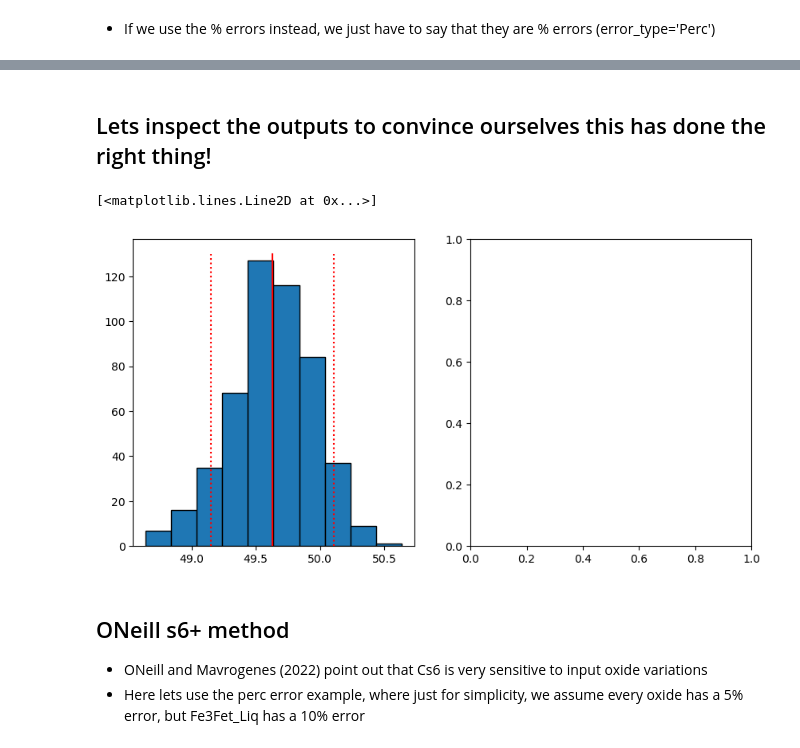
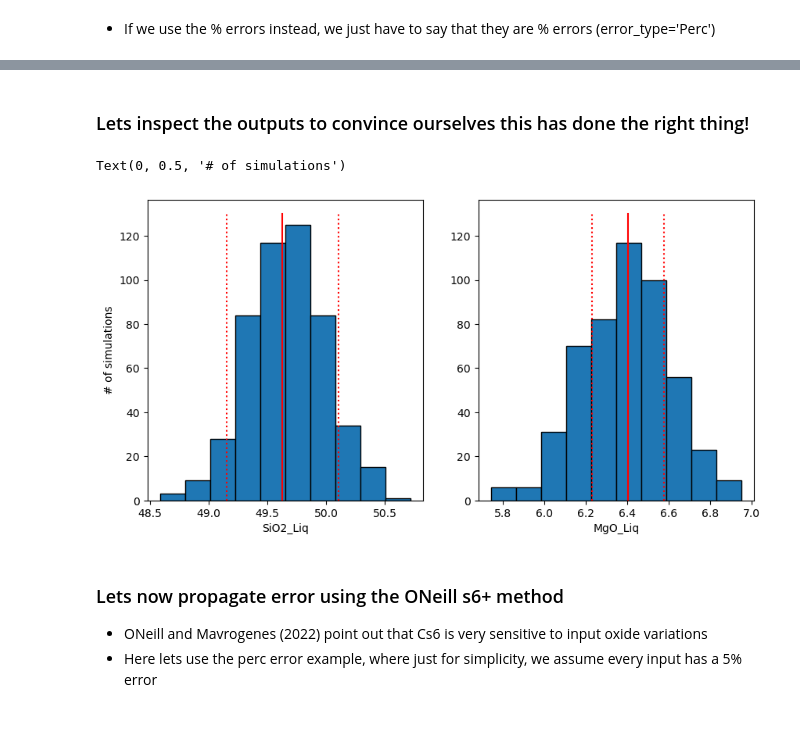
Before and after one commit to PennyWieser/PySulfSat, a Jupyter notebook: docs/Examples/Monte_Carlo_Simulations/Propagating_error.ipynb, the cells around one changed output, grey strips where cells are left out. Drawn from its saved outputs; the diff is of its cells as text; code cells hidden in the pictures.

Commit message:
propagating error example

```diff
--- a/docs/Examples/Monte_Carlo_Simulations/Propagating_error.ipynb
+++ b/docs/Examples/Monte_Carlo_Simulations/Propagating_error.ipynb
@@ -78,26 +78,42 @@ columns match in 2 dataframes
 # %% [markdown]
-## Lets inspect the outputs to convince ourselves this has done the right thing!
+### Lets inspect the outputs to convince ourselves this has done the right thing!
 # %%
 fig, (ax1, ax2) = plt.subplots(1, 2, figsize=(10,5))
+# Pick a smaple to look at all the duplicates for
 sam='Feig2010_3'
-
+# Pick a variable from your df1
 var1='SiO2_Liq'
+var1_err=var1+'_Err'
 ax1.hist(df_noisy_abs[var1].loc[df_noisy_abs['Sample_ID']==sam], ec='k')
-ax1.plot([df1[var1.loc[df1['Sample_ID']==sam], df1['SiO2_Liq'].loc[df1['Sample_ID']==sam]],
+ax1.plot([df1[var1].loc[df1['Sample_ID']==sam], df1[var1].loc[df1['Sample_ID']==sam]],
          [0, 130], '-r')
-ax1.plot([df2[var1].loc[df2['Sample_ID']==sam]+df1['SiO2_Liq'].loc[df1['Sample_ID']==sam],
-          df2[var1].loc[df1['Sample_ID']==sam]+df1['SiO2_Liq'].loc[df1['Sample_ID']==sam]],
+ax1.plot([df2a[var1_err].loc[df2a['Sample_ID']==sam]+df1[var1].loc[df1['Sample_ID']==sam],
+          df2a[var1_err].loc[df2a['Sample_ID']==sam]+df1[var1].loc[df1['Sample_ID']==sam]],
          [0, 130], ':r')
-ax1.plot([-df2[var1].loc[df2['Sample_ID']==sam]+df1['SiO2_Liq'].loc[df1['Sample_ID']==sam],
-          -df2[var1].loc[df1['Sample_ID']==sam]+df1['SiO2_Liq'].loc[df1['Sample_ID']==sam]],
+ax1.plot([-df2a[var1_err].loc[df2a['Sample_ID']==sam]+df1[var1].loc[df1['Sample_ID']==sam],
+          -df2a[var1_err].loc[df2a['Sample_ID']==sam]+df1[var1].loc[df1['Sample_ID']==sam]],
          [0, 130], ':r')
+ax1.set_xlabel(var1)
+var2='MgO_Liq'
+var2_err=var2+'_Err'
+ax2.hist(df_noisy_abs[var2].loc[df_noisy_abs['Sample_ID']==sam], ec='k')
+ax2.plot([df1[var2].loc[df1['Sample_ID']==sam], df1[var2].loc[df1['Sample_ID']==sam]],
+         [0, 130], '-r')
+ax2.plot([df2a[var2_err].loc[df2a['Sample_ID']==sam]+df1[var2].loc[df1['Sample_ID']==sam],
+          df2a[var2_err].loc[df2a['Sample_ID']==sam]+df1[var2].loc[df1['Sample_ID']==sam]],
+         [0, 130], ':r')
+ax2.plot([-df2a[var2_err].loc[df2a['Sample_ID']==sam]+df1[var2].loc[df1['Sample_ID']==sam],
+          -df2a[var2_err].loc[df2a['Sample_ID']==sam]+df1[var2].loc[df1['Sample_ID']==sam]],
+         [0, 130], ':r')
+ax2.set_xlabel(var2)
+ax1.set_ylabel('# of simulations')
 # %% [output]
-[<matplotlib.lines.Line2D at 0x...>]
+Text(0, 0.5, '# of simulations')
-[figure, old version]
+[figure, new version]
 # %% [markdown]
-## ONeill s6+ method
+### Lets now propagate error using the ONeill s6+ method
 - ONeill and Mavrogenes (2022) point out that Cs6 is very sensitive to input oxide variations
-- Here lets use the perc error example, where just for simplicity, we assume every oxide has a 5% error, but Fe3Fet_Liq has a 10% error
+- Here lets use the perc error example, where just for simplicity, we assume every input has a 5% error
 # %%
 noisy_ONeill_S6St=ss.calculate_OM2022_S6St(df=df_noisy_abs, Fe3Fet_Liq=df_noisy_abs['Fe3Fet_Liq'],
                                           T_K=df_noisy_abs['T_K'])
```
Also changed, not shown: parts of 37 cells of this notebook, 4 other files.
